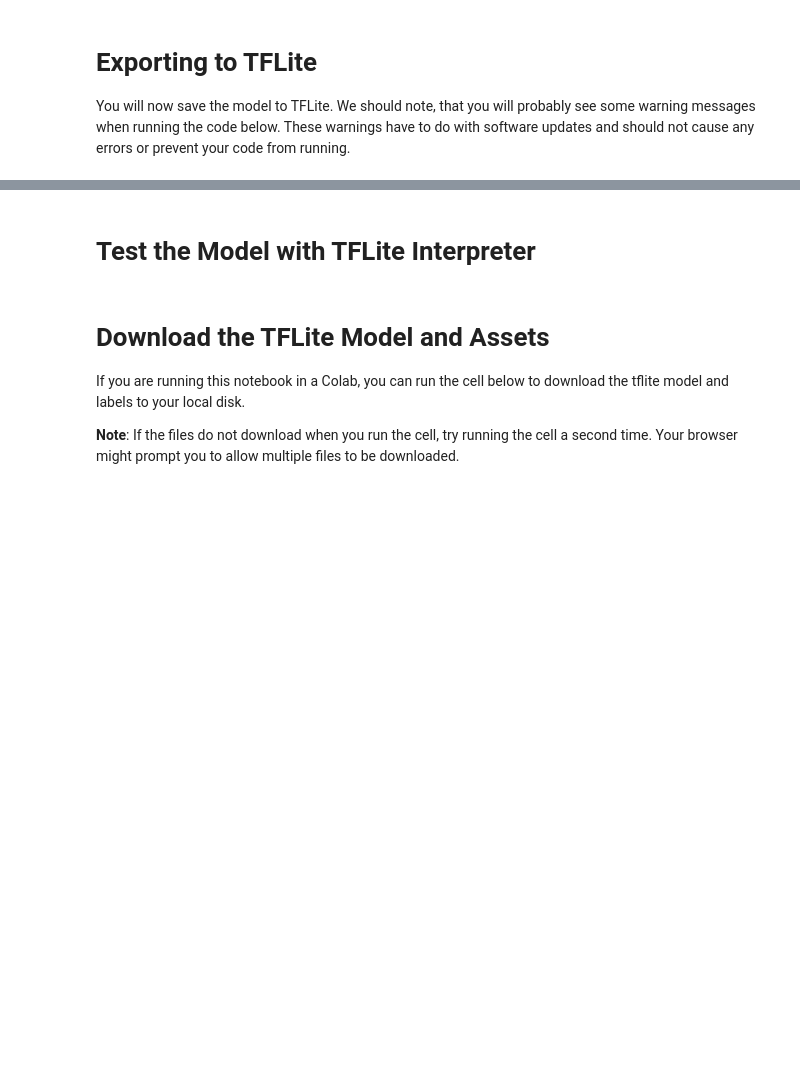
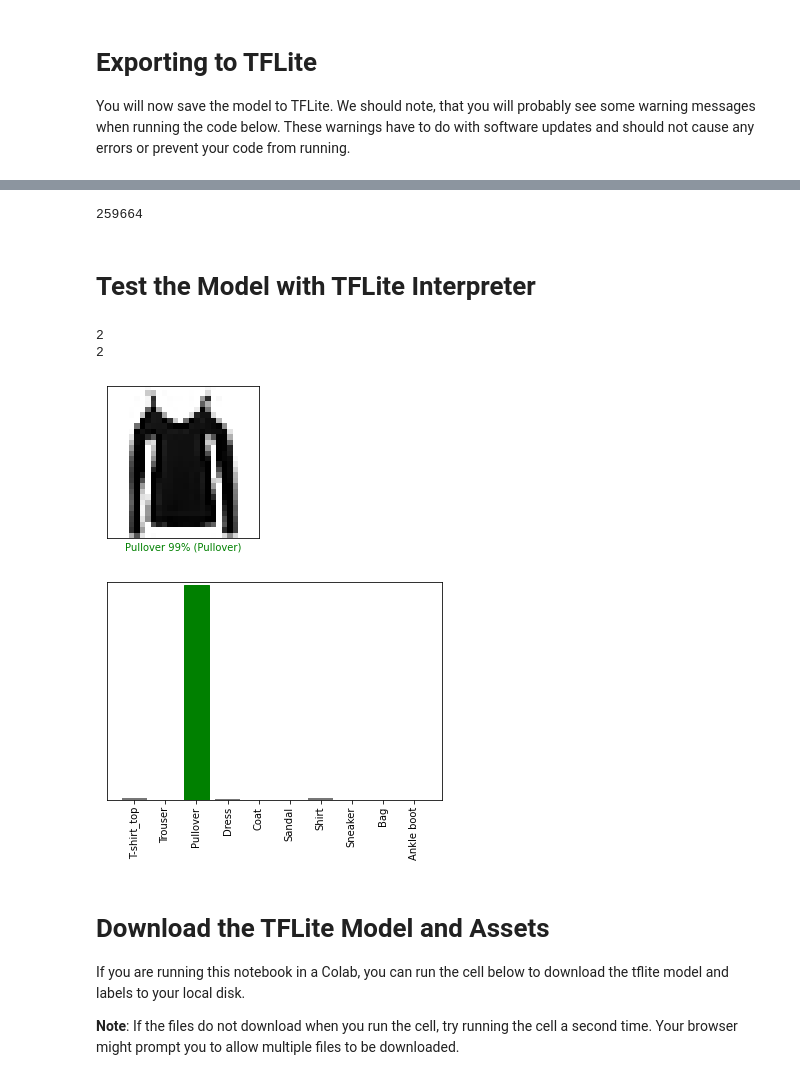
Before and after one commit to flavorfan/dlai_playground, a Jupyter notebook: Course 2 - TensorFlow Lite/Week 1/Exercises/TFLite_Week1_Exercise.ipynb, the cells around one changed output, grey strips where cells are left out. Saved outputs shown, nothing was run; the diff lists cells and outputs as text; code cells hidden in the pictures; blank space fills up the shorter version.

```diff
--- a/Course 2 - TensorFlow Lite/Week 1/Exercises/TFLite_Week1_Exercise.ipynb
+++ b/Course 2 - TensorFlow Lite/Week 1/Exercises/TFLite_Week1_Exercise.ipynb
@@ -89,7 +92,7 @@ True
 We will use TensorFlow Datasets to load the Fashion MNIST dataset.
 # %%
 # splits = tfds.Split.ALL.subsplit(weighted=(80, 10, 10))
-splits = ("train[:80%]", "train[:10%]", "train[:10%]")  # my try 1
+splits = ("train[:80%]", "train[80%:90%]", "train[90%:]")  # my try 1
 # splits = ("train[:80]", "train[:10]", "train[:10]")
 
 # SPLIT_WEIGHTS = (8, 1, 1)
@@ -222,7 +230,7 @@ def format_example(image, label):
     image = image / 255.0
 
     # label = tf.keras.utils.to_categorical(label,num_classes)
-    return image, label
+    return image, tf.one_hot(label, depth=num_classes)
 # %%
 # Specify the batch size
 BATCH_SIZE = 256
@@ -382,16 +422,18 @@ else:
 # %%
 # EXERCISE: Use the TFLiteConverter SavedModel API to initialize the converter
 
-converter = # YOUR CODE HERE
+converter = tf.lite.TFLiteConverter.from_saved_model(export_dir)# YOUR CODE HERE
 
 # Set the optimzations
-converter.optimizations = # YOUR CODE HERE
+converter.optimizations = [tf.lite.Optimize.DEFAULT] # YOUR CODE HERE
 
 # Invoke the converter to finally generate the TFLite model
-tflite_model = # YOUR CODE HERE
+tflite_model = converter.convert() # YOUR CODE HERE
 # %%
 tflite_model_file = pathlib.Path('./model.tflite')
 tflite_model_file.write_bytes(tflite_model)
+# %% [output]
+259664
 # %% [markdown]
 # Test the Model with TFLite Interpreter
 # %%
@@ -428,8 +470,12 @@ def plot_image(i, predictions_array, true_label, img):
     plt.imshow(img, cmap=plt.cm.binary)
 
     predicted_label = np.argmax(predictions_array)
-
-    if predicted_label == true_label.numpy():
+    true_label = np.argmax(true_label)
+    print(predicted_label)
+    print(true_label)
+    # add .all()
+    # if predicted_label == true_label.numpy():
+    if predicted_label == true_label:
         color = 'green'
     else:
         color = 'red'
@@ -446,18 +492,23 @@ def plot_value_array(i, predictions_array, true_label):
     thisplot = plt.bar(range(10), predictions_array[0], color="#777777")
     plt.ylim([0, 1])
     predicted_label = np.argmax(predictions_array[0])
-
+    true_label = np.argmax(true_label)
     thisplot[predicted_label].set_color('red')
     thisplot[true_label].set_color('green')
 # %%
 #@title Visualize the outputs { run: "auto" }
-index = 12 #@param {type:"slider", min:1, max:50, step:1}
+index = 9 #@param {type:"slider", min:1, max:50, step:1}
 plt.figure(figsize=(6,3))
 plt.subplot(1,2,1)
 plot_image(index, predictions, test_labels, test_images)
 plt.show()
 plot_value_array(index, predictions, test_labels)
 plt.show()
+# %% [output]
+2
+2
+[figure, added]
+[figure, added]
 # %% [markdown]
 # Download the TFLite Model and Assets
 
```
Also changed, not shown: parts of 8 cells of this notebook.
